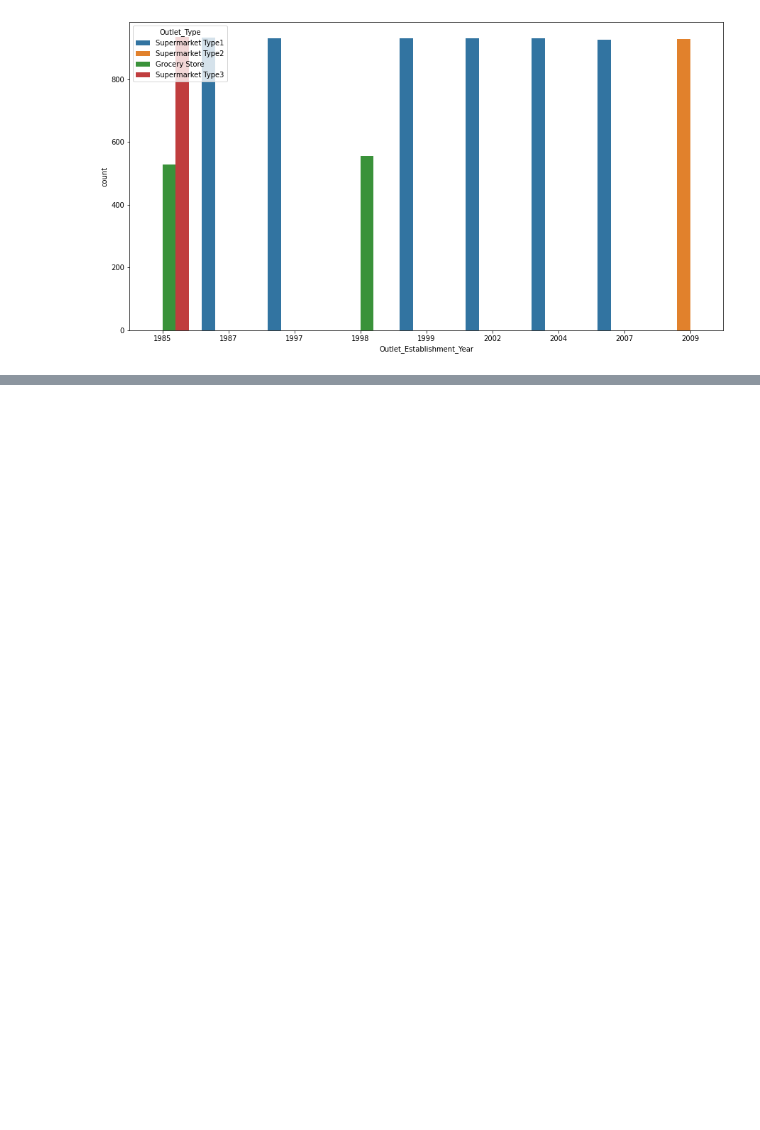
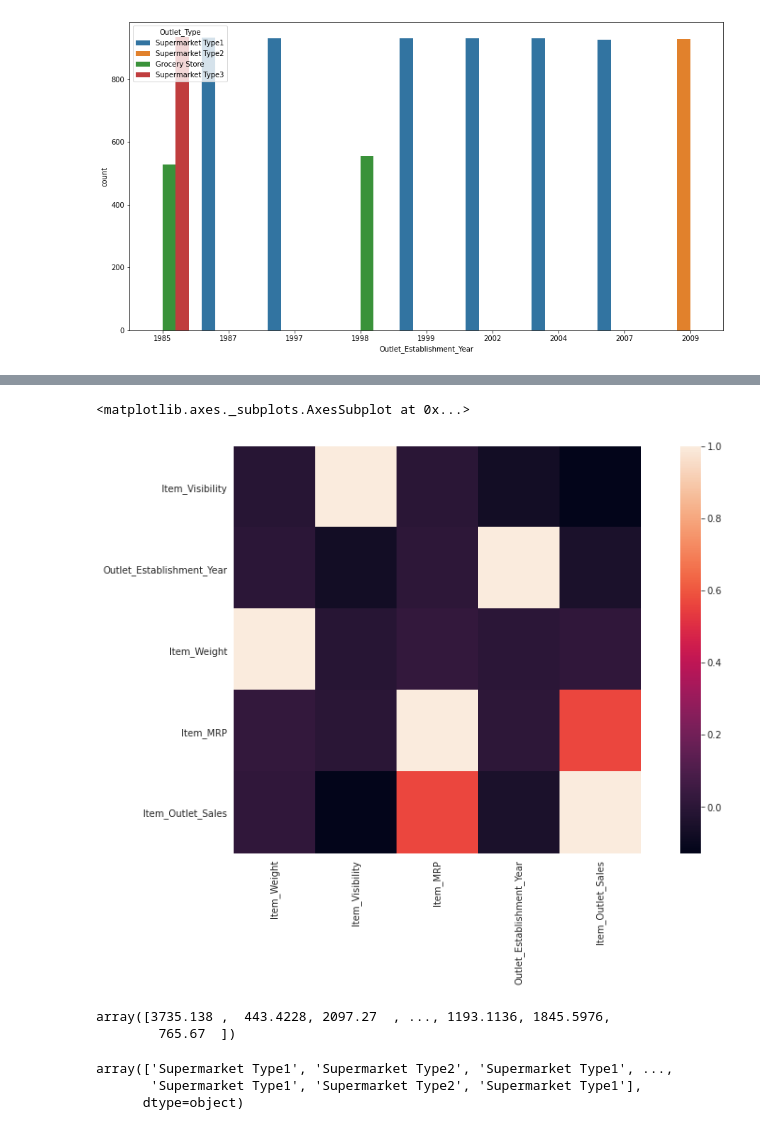
Before and after one commit to PeriAdan/sales-predictions, a Jupyter notebook: Project.ipynb, the cells around one changed output, grey strips where cells are left out. Cells and saved outputs as stored; diff of their text form; code cells hidden in the pictures; blank space fills up the shorter version.

```diff
--- a/Project.ipynb
+++ b/Project.ipynb
@@ -277,0 +278,17 @@ sns.countplot(x="Outlet_Establishment_Year",hue="Outlet_Type",data=df)
+# %%
+plt.figure(figsize=(15,8))
+sns.heatmap(df.corr().sort_values(by = ['Item_Outlet_Sales']), square=True)
+# %% [output]
+<matplotlib.axes._subplots.AxesSubplot at 0x...>
+[figure, added]
+# %%
+df['Item_Outlet_Sales'].values
+# %% [output]
+array([3735.138 ,  443.4228, 2097.27  , ..., 1193.1136, 1845.5976,
+        765.67  ])
+# %%
+df['Outlet_Type'].values
+# %% [output]
+array(['Supermarket Type1', 'Supermarket Type2', 'Supermarket Type1', ...,
+       'Supermarket Type1', 'Supermarket Type2', 'Supermarket Type1'],
+      dtype=object)
```
Also changed, not shown: parts of 4 cells of this notebook.
